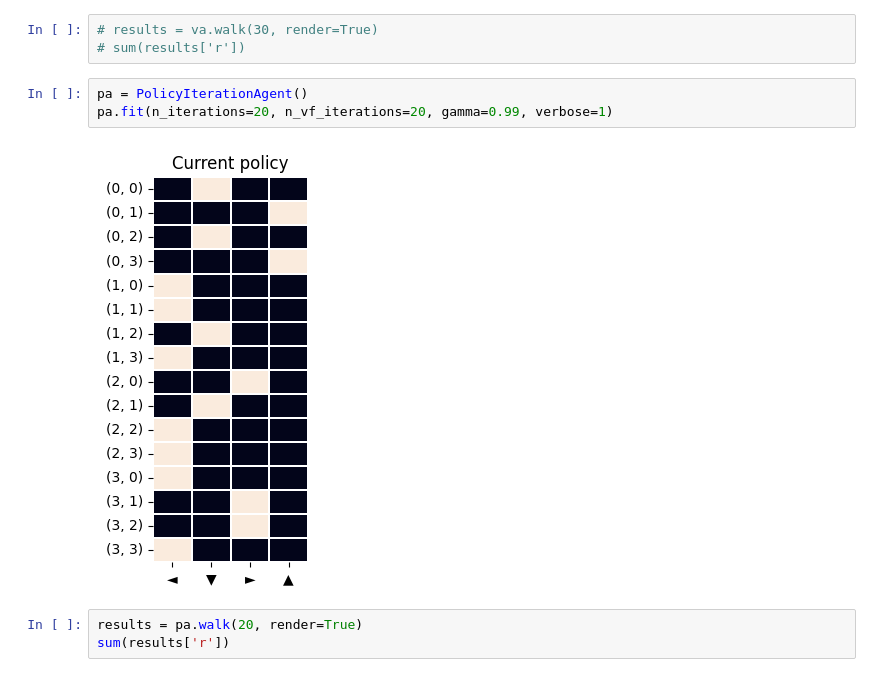
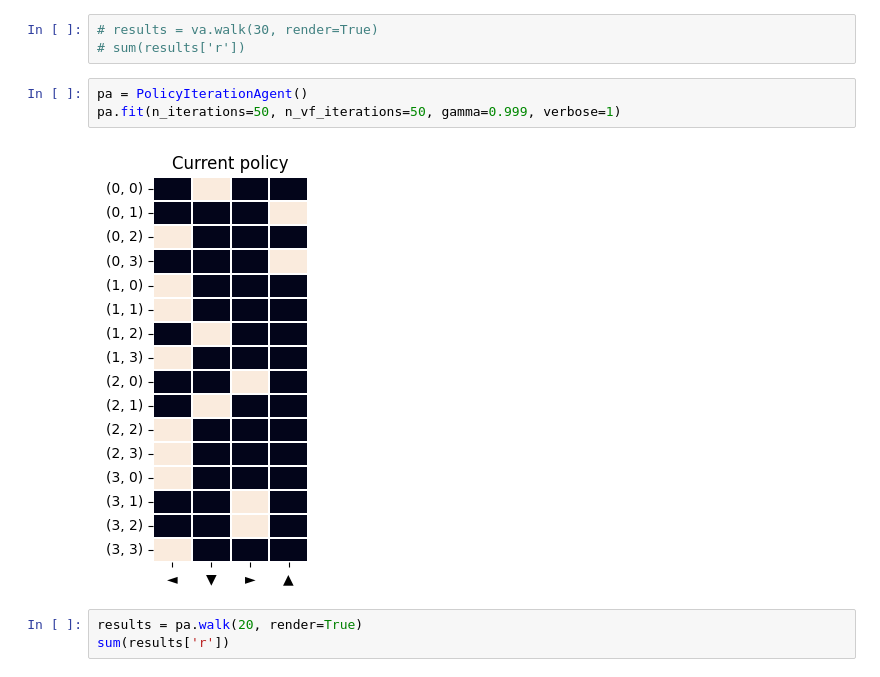
Before and after one commit to Axik0/DRL, a Jupyter notebook: DRL3(FrozenLake).ipynb, the cells around one changed output. Drawn from its saved outputs; the diff is of its cells as text.

```diff
--- a/DRL3(FrozenLake).ipynb
+++ b/DRL3(FrozenLake).ipynb
@@ -302,9 +302,9 @@ va.fit(n_iterations=None, n_vf_iterations=1000, gamma=0.99, verbose=1)
 # sum(results['r'])
 # %%
 pa = PolicyIterationAgent()
-pa.fit(n_iterations=20, n_vf_iterations=20, gamma=0.99, verbose=1)
+pa.fit(n_iterations=50, n_vf_iterations=50, gamma=0.999, verbose=1)
 # %% [output]
-[figure, old version]
+[figure, new version]
 # %%
 results = pa.walk(20, render=True)
 sum(results['r'])
```
Also changed, not shown: parts of 4 cells of this notebook, 2 other files.
